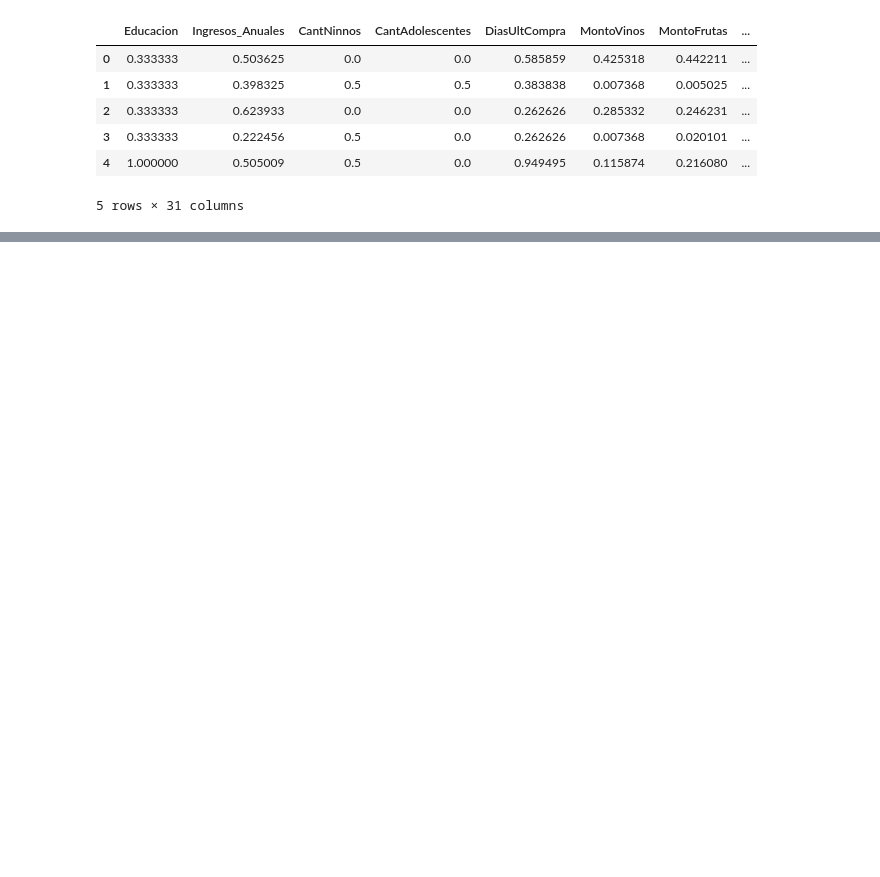
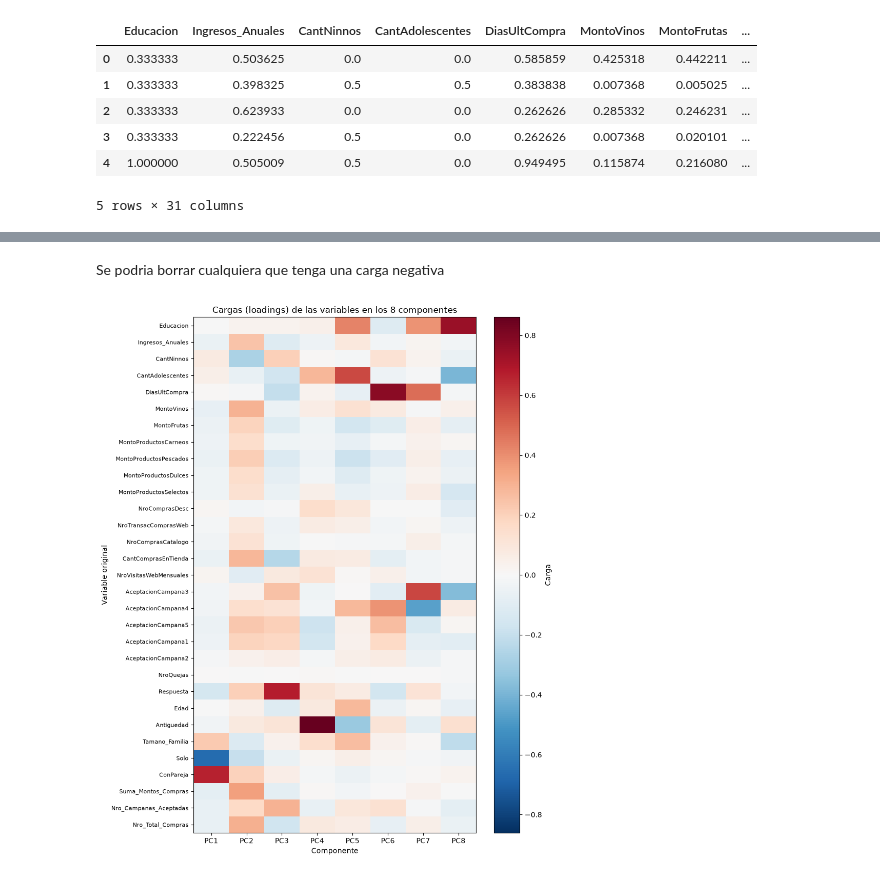
Before and after one commit to gabriel1-du/Aprendizaje-no-supervisado-Reduccion-de-dimensionaldiad-Clustering-y-validacion-, a Jupyter notebook: notebooks/notebook.ipynb, the cells around one changed output, grey strips where cells are left out. Saved outputs shown, nothing was run; the diff lists cells and outputs as text; code cells hidden in the pictures; blank space fills up the shorter version.

```diff
--- a/notebooks/notebook.ipynb
+++ b/notebooks/notebook.ipynb
@@ -26,0 +61,6 @@ df.head()
+# %%
+# Guardamos el metodo dentro una variable, pidiendo 8 componentes
+pca = PCA(n_components=8)
+
+# metemos dentro del pca el conjunto de datos
+pca.fit(df)
@@ -26,0 +95,8 @@ df.head()
+# %%
+# Matriz de cargas (loadings): variables originales x componentes
+loadings = pd.DataFrame(
+    pca.components_.T,
+    index=df.columns,
+    columns=[f"PC{i + 1}" for i in range(pca.n_components_)],
+)
+loadings
@@ -26,0 +157,24 @@ df.head()
+# %% [markdown]
+Se podria borrar cualquiera que tenga una carga negativa
+# %%
+# Heatmap de las cargas de las variables en los 8 componentes
+import matplotlib.pyplot as plt
+
+limite = loadings.abs().max().max()
+
+fig, ax = plt.subplots(figsize=(9, 11))
+im = ax.imshow(loadings, cmap="RdBu_r", vmin=-limite, vmax=limite, aspect="auto")
+
+ax.set_xticks(range(loadings.shape[1]))
+ax.set_xticklabels(loadings.columns)
+ax.set_yticks(range(loadings.shape[0]))
+ax.set_yticklabels(loadings.index, fontsize=8)
+ax.set_xlabel("Componente")
+ax.set_ylabel("Variable original")
+ax.set_title("Cargas (loadings) de las variables en los 8 componentes")
+
+fig.colorbar(im, ax=ax, label="Carga")
+plt.tight_layout()
+plt.show()
+# %% [output]
+[figure, added]
```
Also changed, not shown: parts of 19 cells of this notebook.
